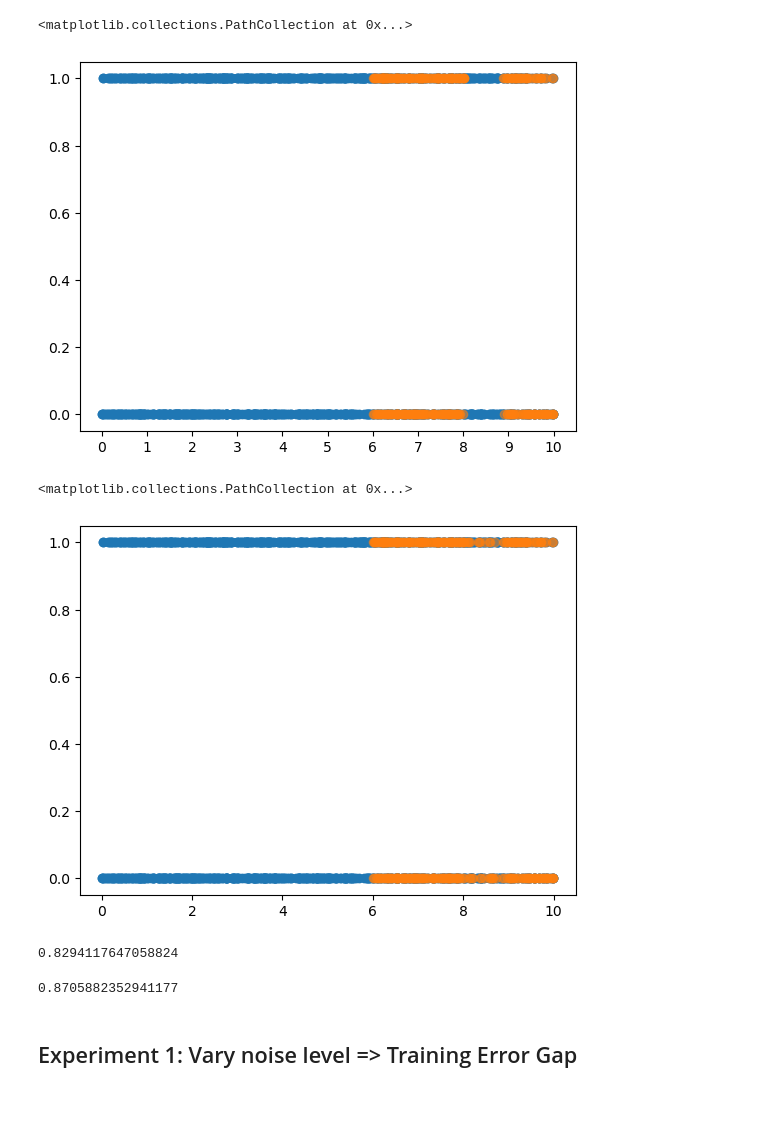
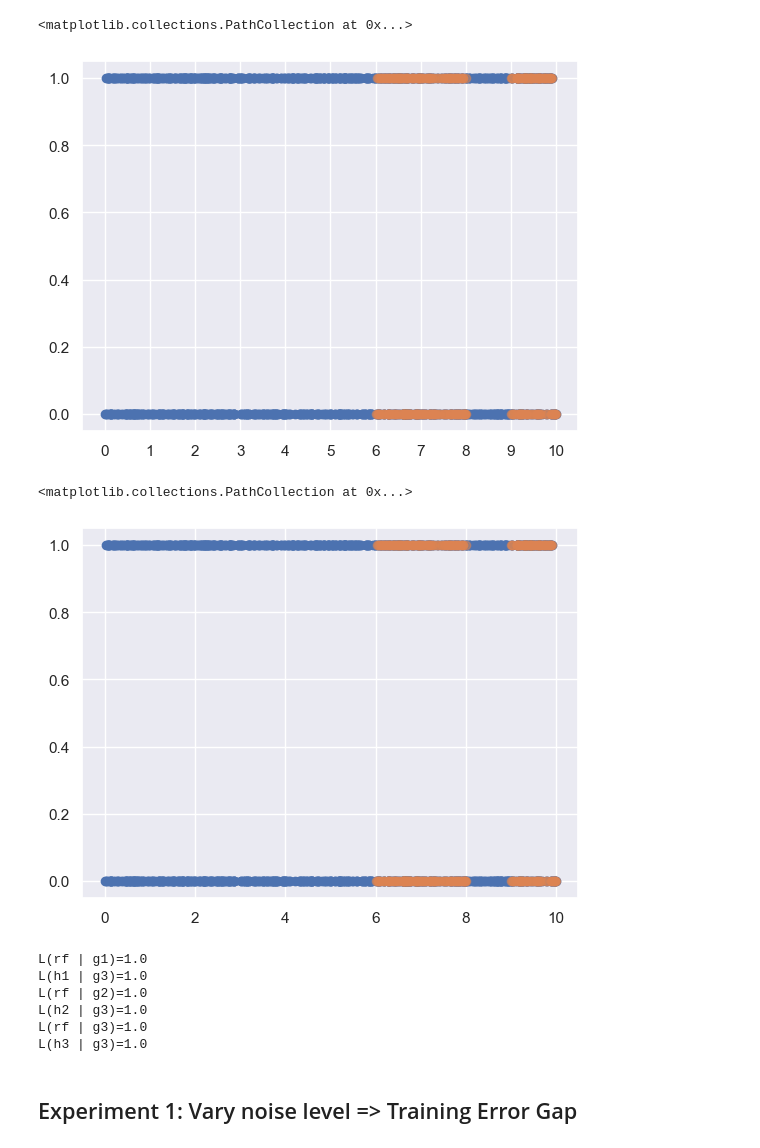
Before and after one commit to samuel-deng/tree_robust, a Jupyter notebook: experiments_synthetic_counterexample.ipynb, the cells around one changed output. Drawn from its saved outputs; the diff is of its cells as text; code cells hidden in the pictures; blank space fills up the shorter version.

```diff
--- a/experiments_synthetic_counterexample.ipynb
+++ b/experiments_synthetic_counterexample.ipynb
@@ -2,9 +2,14 @@
 import numpy as np
 import matplotlib.pyplot as plt
 
-from sklearn.linear_model import LogisticRegression
 from sklearn.tree import DecisionTreeClassifier
 from sklearn.ensemble import RandomForestClassifier, VotingClassifier
 from sklearn.metrics import accuracy_score
+
+# Import seaborn
+import seaborn as sns
+
+# Apply the default theme
+sns.set_theme()
 # %%
 def generate_data(n_samples, noise, t1=6, t2=8, t3=9, low=0, high=10):
@@ -156,21 +191,28 @@ plt.scatter(X[ypred][:,0],
             X[ypred][:,1], alpha=0.5)
 # %% [output]
 <matplotlib.collections.PathCollection at 0x...>
-[figure, old version]
+[figure, new version]
 # %%
 plt.scatter(X[:,0], X[:,1])
-plt.scatter(X[y1][:,0],
-            X[y1][:,1], alpha=0.5)
+plt.scatter(X[y1][:,0], X[y1][:,1], alpha=0.5)
 # %% [output]
 <matplotlib.collections.PathCollection at 0x...>
-[figure, old version]
+[figure, new version]
-# %%
-accuracy_score(rf.predict(X[g3]), y[g3])
-# %% [output]
-0.8294117647058824
-# %%
-accuracy_score(modelg3.predict(X[g3]), y[g3])
-# %% [output]
-0.8705882352941177
+# %%
+print("L(rf | g1)={}".format(accuracy_score(rf.predict(X[g1]), y[g1])))
+print("L(h1 | g3)={}".format(accuracy_score(modelg1.predict(X[g1]), y[g1])))
+
+print("L(rf | g2)={}".format(accuracy_score(rf.predict(X[g2]), y[g2])))
+print("L(h2 | g3)={}".format(accuracy_score(modelg2.predict(X[g2]), y[g2])))
+
+print("L(rf | g3)={}".format(accuracy_score(rf.predict(X[g3]), y[g3])))
+print("L(h3 | g3)={}".format(accuracy_score(modelg3.predict(X[g3]), y[g3])))
+# %% [output]
+L(rf | g1)=1.0
+L(h1 | g3)=1.0
+L(rf | g2)=1.0
+L(h2 | g3)=1.0
+L(rf | g3)=1.0
+L(h3 | g3)=1.0
 # %% [markdown]
 ## Experiment 1: Vary noise level => Training Error Gap
```
Also changed, not shown: parts of 14 cells of this notebook.
